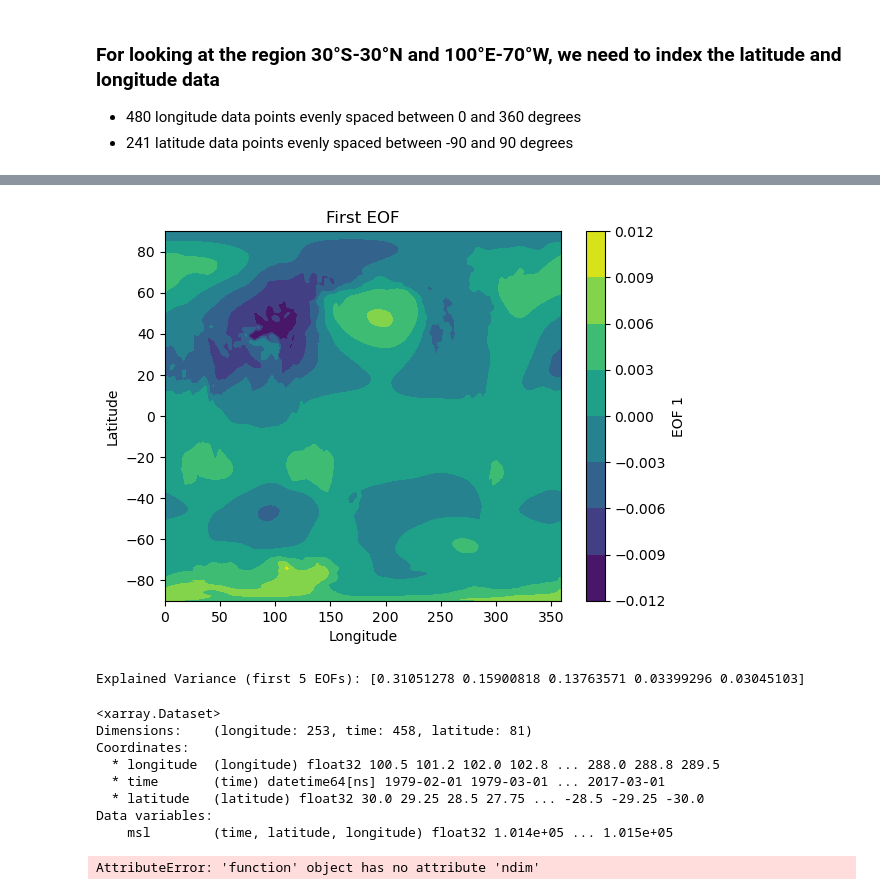
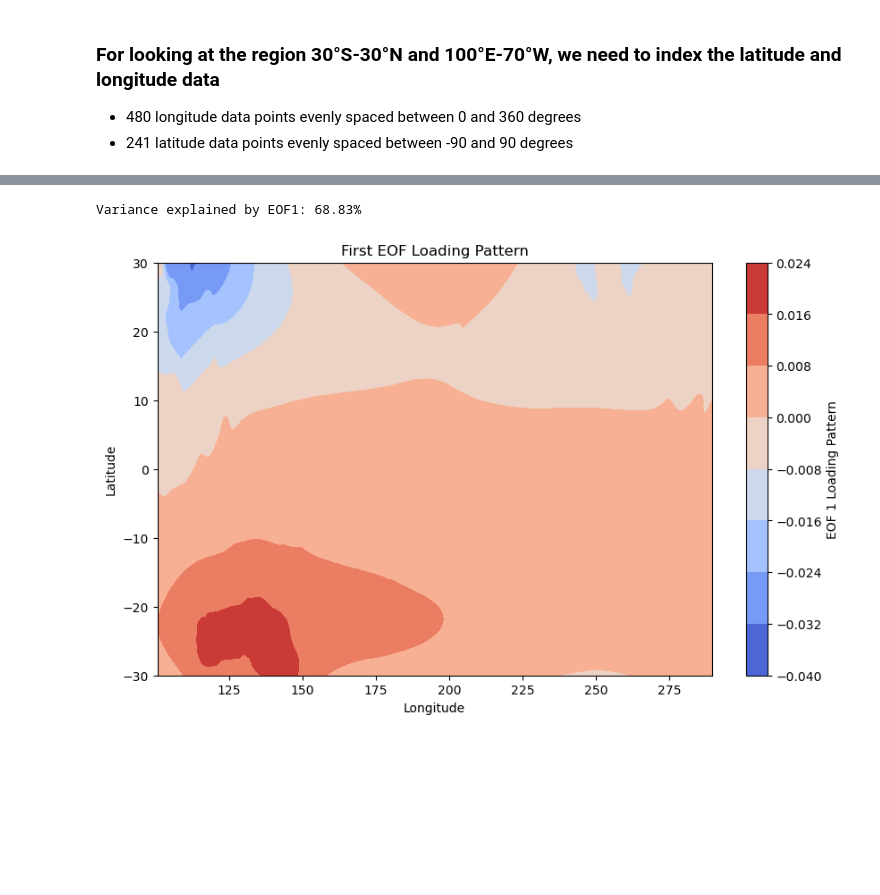
Before and after one commit to anya-gray/Climatology, a Jupyter notebook: firstScript.ipynb, the cells around one changed output, grey strips where cells are left out. Saved outputs shown, nothing was run; the diff lists cells and outputs as text; code cells hidden in the pictures; blank space fills up the shorter version.

```diff
--- a/firstScript.ipynb
+++ b/firstScript.ipynb
@@ -80,15 +66,38 @@ masked_array(
+# %%
+# Step 1: Select the specific variable (assuming 'your_variable_name' is the name of your variable)
+data_variable = bimonthly_msl_data['msl']  # Replace with your variable name
+
+# Step 2: Stack spatial dimensions (lat, lon) into a single 'space' dimension
+data_reshaped = data_variable.stack(space=('latitude', 'longitude')).transpose('time', 'space')
+
+# Step 3: Handle missing or invalid values (if any)
+data_masked = np.ma.masked_invalid(data_reshaped.values)
+
+# Step 4: Perform EOF analysis
+from eofs.standard import Eof
+solver = Eof(data_masked)
+
+# Step 5: Extract the first EOF (spatial pattern) and its time series (principal component)
+eof1 = solver.eofs(neofs=1)  # First EOF (spatial pattern)
+pc1 = solver.pcs(npcs=1)    # Principal Component (time series)
+# %%
+# Explained variance for the first EOF
+variance_explained = solver.varianceFraction(neigs=1)
+
+# Print variance explained
+print(f"Variance explained by EOF1: {variance_explained[0] * 100:.2f}%")
+# %% [output]
+Variance explained by EOF1: 68.83%
 # %%
-# Plot the first EOF
-plt.figure()
-plt.contourf(msl_data['longitude'], msl_data['latitude'], eofs[0].reshape(msl_data.shape[1:]))
-plt.colorbar(label='EOF 1')
-plt.title('First EOF')
+# Reshape EOF1 back to spatial dimensions for plotting
+eof1_spatial = eof1[0].reshape((len(subset_msl_data['latitude']), len(subset_msl_data['longitude'])))
+
+plt.figure(figsize=(10, 6))
+plt.contourf(subset_msl_data['longitude'], subset_msl_data['latitude'], eof1_spatial, cmap='coolwarm')
+plt.colorbar(label='EOF 1 Loading Pattern')
+plt.title('First EOF Loading Pattern')
 plt.xlabel('Longitude')
 plt.ylabel('Latitude')
 plt.show()
-
-# Print explained variance
-print("Explained Variance (first 5 EOFs):", variance)
 # %% [output]
-[figure, old version]
+[figure, new version]
-Explained Variance (first 5 EOFs): [0.31051278 0.15900818 0.13763571 0.03399296 0.03045103]
@@ -104,26 +103,0 @@ bimonthly_msl_data = create_bimonthly_seasons(subset_msl_data)
-# %%
-bimonthly_msl_data
-# %% [output]
-<xarray.Dataset>
-Dimensions:    (longitude: 253, time: 458, latitude: 81)
-Coordinates:
-  * longitude  (longitude) float32 100.5 101.2 102.0 102.8 ... 288.0 288.8 289.5
-  * time       (time) datetime64[ns] 1979-02-01 1979-03-01 ... 2017-03-01
-  * latitude   (latitude) float32 30.0 29.25 28.5 27.75 ... -28.5 -29.25 -30.0
-Data variables:
-    msl        (time, latitude, longitude) float32 1.014e+05 ... 1.015e+05
-# %%
-# Flatten spatial dimensions (lat, lon -> space) and mask missing data
-# msl_data_reshaped = bimonthly_msl_data.stack(space=('latitude', 'longitude')).transpose('time', 'space')
-
-# Reshape data if necessary (e.g., lat, lon, time -> (space, time))
-msl_data_reshaped = bimonthly_msl_data.stack(space=('latitude', 'longitude'))  # Replace 'lat', 'lon' with your coordinates
-msl_data_array = msl_data_reshaped.values  # Convert to a NumPy array
-
-# Handle missing data (if necessary)
-# msl_data_masked = np.ma.masked_invalid(msl_data_array)
-
-# Initialize EOF solver
-solver = Eof(msl_data_array)
-# %% [output]
-AttributeError: 'function' object has no attribute 'ndim'
```
Also changed, not shown: parts of 9 cells of this notebook.
